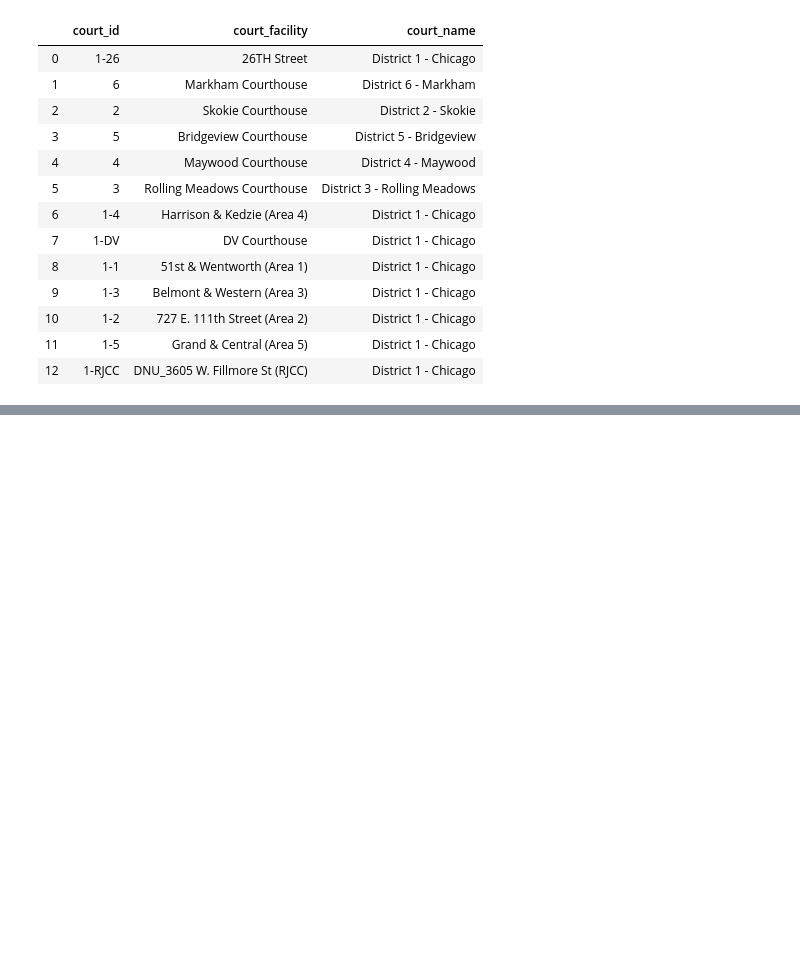
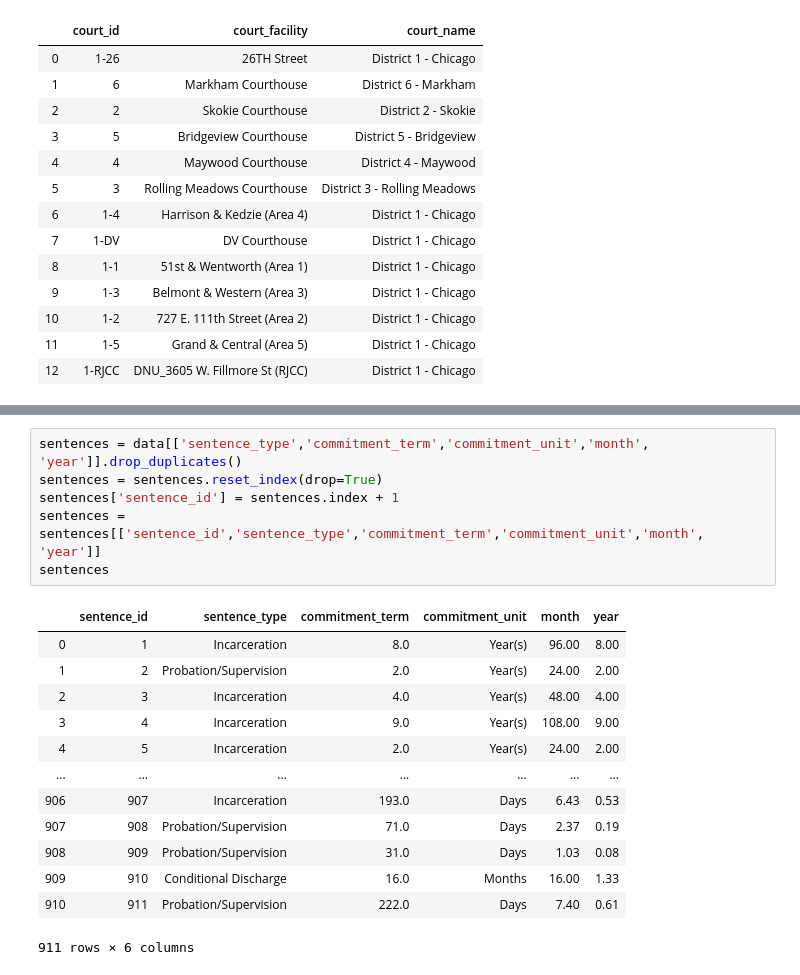
Before and after one commit to cckuqui/CCSAO-Sentencing, a Jupyter notebook: Back-end/data-cleaning.ipynb, the cells around one changed output, grey strips where cells are left out. Cells and saved outputs as stored; diff of their text form; blank space fills up the shorter version.

```diff
--- a/Back-end/data-cleaning.ipynb
+++ b/Back-end/data-cleaning.ipynb
@@ -1222,0 +1224,20 @@ charge_version_id list
+# %%
+sentences = data[['sentence_type','commitment_term','commitment_unit','month', 'year']].drop_duplicates()
+sentences = sentences.reset_index(drop=True)
+sentences['sentence_id'] = sentences.index + 1
+sentences = sentences[['sentence_id','sentence_type','commitment_term','commitment_unit','month', 'year']]
+sentences
+# %% [output]
+|  | sentence_id | sentence_type | commitment_term | commitment_unit | month | year |
+| 0 | 1 | Incarceration | 8.0 | Year(s) | 96.00 | 8.00 |
+| 1 | 2 | Probation/Supervision | 2.0 | Year(s) | 24.00 | 2.00 |
+| 2 | 3 | Incarceration | 4.0 | Year(s) | 48.00 | 4.00 |
+| 3 | 4 | Incarceration | 9.0 | Year(s) | 108.00 | 9.00 |
+| 4 | 5 | Incarceration | 2.0 | Year(s) | 24.00 | 2.00 |
+| ... | ... | ... | ... | ... | ... | ... |
+| 906 | 907 | Incarceration | 193.0 | Days | 6.43 | 0.53 |
+| 907 | 908 | Probation/Supervision | 71.0 | Days | 2.37 | 0.19 |
+| 908 | 909 | Probation/Supervision | 31.0 | Days | 1.03 | 0.08 |
+| 909 | 910 | Conditional Discharge | 16.0 | Months | 16.00 | 1.33 |
+| 910 | 911 | Probation/Supervision | 222.0 | Days | 7.40 | 0.61 |
+911 rows × 6 columns
```
Also changed, not shown: parts of 34 cells of this notebook, 3 other files.
